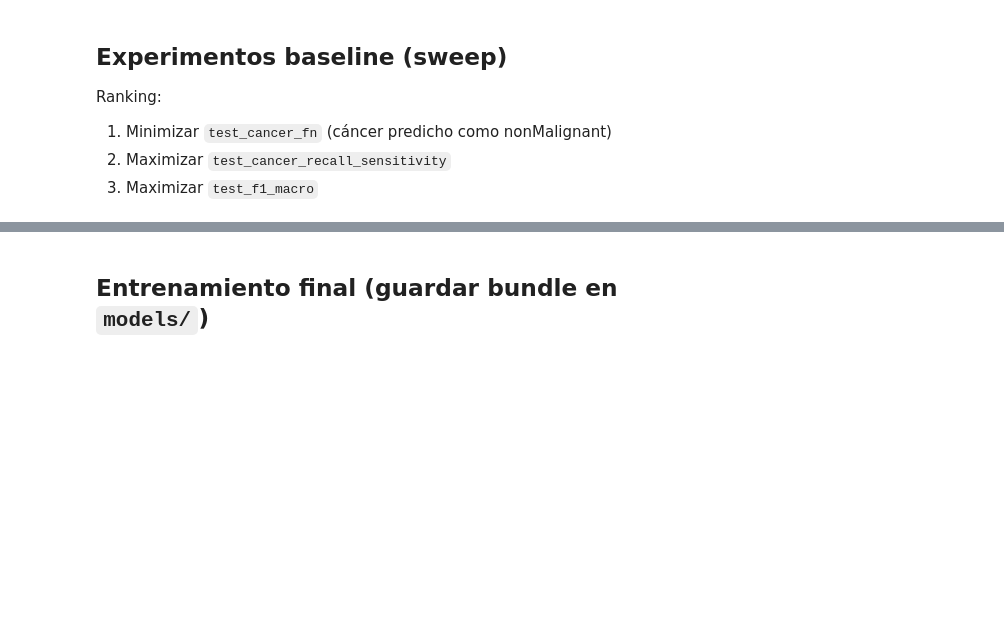
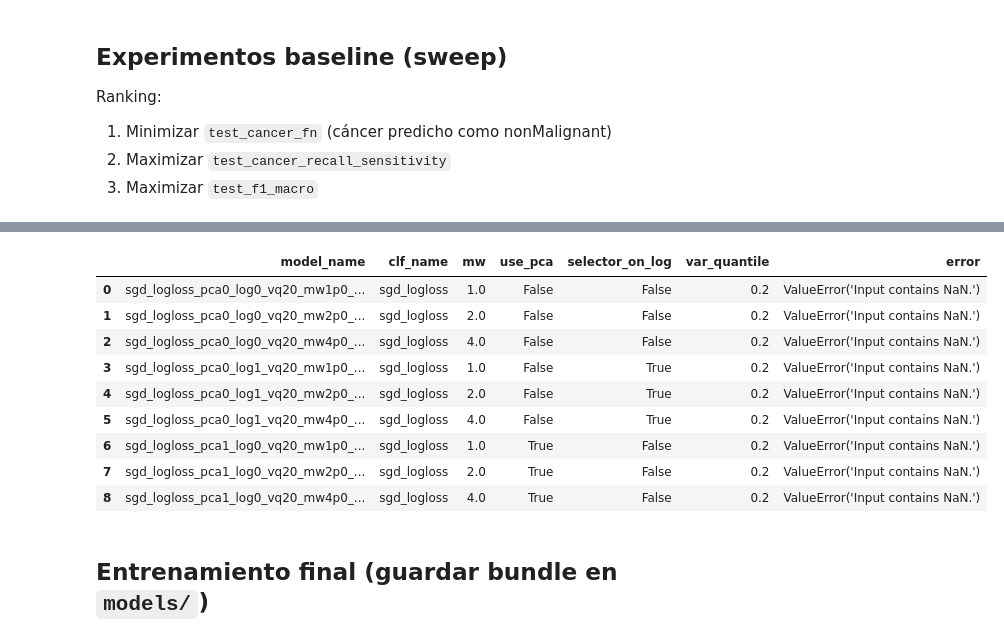
Before and after one commit to MisterMito/TFM, a Jupyter notebook: notebooks/4.0-ssic-multiclass-baselines.ipynb, the cells around one changed output, grey strips where cells are left out. Drawn from its saved outputs; the diff is of its cells as text; code cells hidden in the pictures; blank space fills up the shorter version.

```diff
--- a/notebooks/4.0-ssic-multiclass-baselines.ipynb
+++ b/notebooks/4.0-ssic-multiclass-baselines.ipynb
@@ -230,3 +304,17 @@ res_df.head(15)
+# %%
+if len(err_df) > 0:
+    display(err_df)
+# %% [output]
+|  | model_name | clf_name | mw | use_pca | selector_on_log | var_quantile | error |
+| 0 | sgd_logloss_pca0_log0_vq20_mw1p0_... | sgd_logloss | 1.0 | False | False | 0.2 | ValueError('Input contains NaN.') |
+| 1 | sgd_logloss_pca0_log0_vq20_mw2p0_... | sgd_logloss | 2.0 | False | False | 0.2 | ValueError('Input contains NaN.') |
+| 2 | sgd_logloss_pca0_log0_vq20_mw4p0_... | sgd_logloss | 4.0 | False | False | 0.2 | ValueError('Input contains NaN.') |
+| 3 | sgd_logloss_pca0_log1_vq20_mw1p0_... | sgd_logloss | 1.0 | False | True | 0.2 | ValueError('Input contains NaN.') |
+| 4 | sgd_logloss_pca0_log1_vq20_mw2p0_... | sgd_logloss | 2.0 | False | True | 0.2 | ValueError('Input contains NaN.') |
+| 5 | sgd_logloss_pca0_log1_vq20_mw4p0_... | sgd_logloss | 4.0 | False | True | 0.2 | ValueError('Input contains NaN.') |
+| 6 | sgd_logloss_pca1_log0_vq20_mw1p0_... | sgd_logloss | 1.0 | True | False | 0.2 | ValueError('Input contains NaN.') |
+| 7 | sgd_logloss_pca1_log0_vq20_mw2p0_... | sgd_logloss | 2.0 | True | False | 0.2 | ValueError('Input contains NaN.') |
+| 8 | sgd_logloss_pca1_log0_vq20_mw4p0_... | sgd_logloss | 4.0 | True | False | 0.2 | ValueError('Input contains NaN.') |
 # %% [markdown]
 ## Entrenamiento final (guardar bundle en `models/`)
 # %%
```
Also changed, not shown: parts of 7 cells of this notebook.
